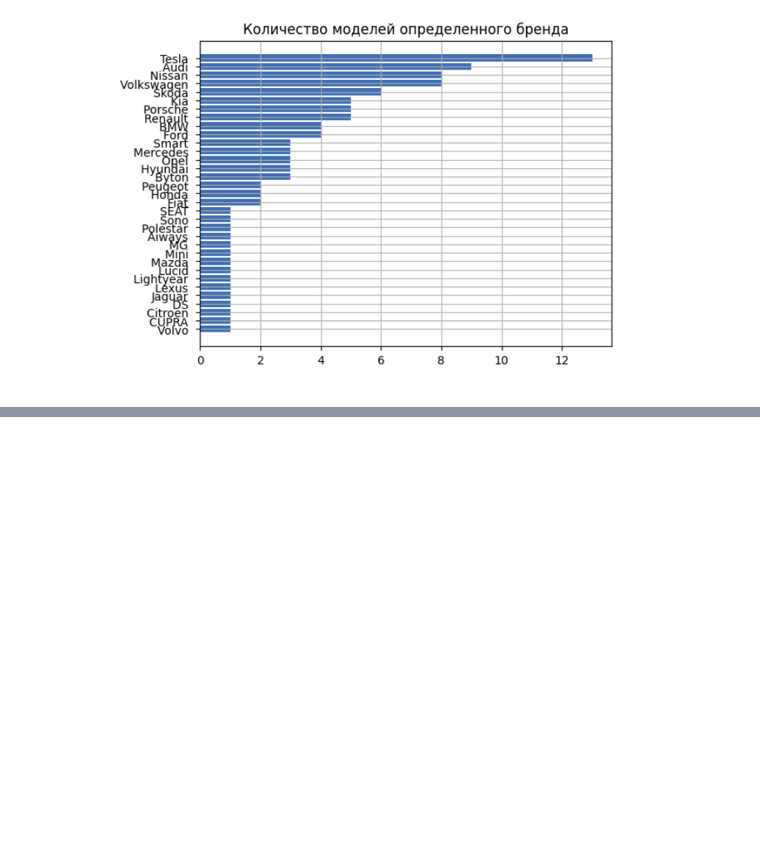
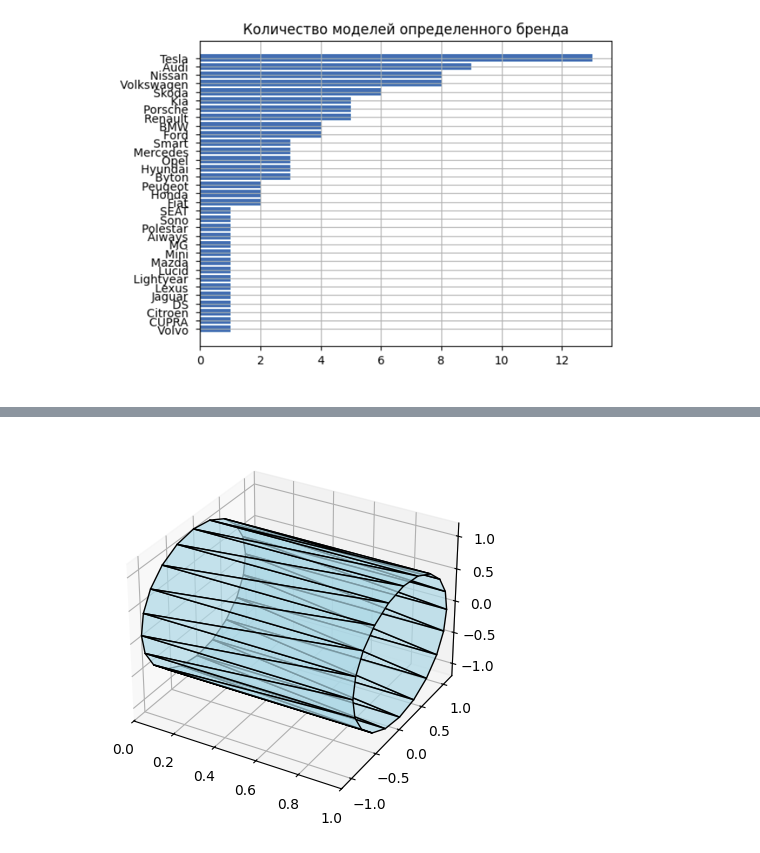
Before and after one commit to Jafarkor/ml_training, a Jupyter notebook: homeworks/hw_viz.ipynb, the cells around one changed output, grey strips where cells are left out. Cells and saved outputs as stored; diff of their text form; code cells hidden in the pictures; blank space fills up the shorter version.

```diff
--- a/homeworks/hw_viz.ipynb
+++ b/homeworks/hw_viz.ipynb
@@ -82,3 +121,55 @@ $1,cos(2*pi*(i)/N),sin(2*pi*(i)/N)$
 Как должно получиться:
 
 ![image.png](attachment:image.png)
+# %%
+import numpy as np
+import matplotlib.pyplot as plt
+from mpl_toolkits.mplot3d.art3d import Poly3DCollection
+
+N = 20  # угловых секторов
+
+# Вершины
+vertices = []
+for i in range(N):
+    angle = 2 * np.pi * i / N
+    vertices.append([0, np.cos(angle), np.sin(angle)])  # нижнее основание
+    vertices.append([1, np.cos(angle), np.sin(angle)])  # верхнее основание
+
+vertices = np.array(vertices)
+
+# Грани
+faces = []
+for i in range(0, 2*N, 2):
+    next_i = (i + 2) % (2*N)
+    faces.append([i, next_i, i+1])      # треугольник 1
+    faces.append([next_i, next_i+1, i+1])  # треугольник 2
+
+# Визуализация
+fig = plt.figure()
+ax = fig.add_subplot(111, projection='3d')
+
+poly3d = Poly3DCollection([vertices[face] for face in faces],
+                         alpha=0.7, facecolors='lightblue', edgecolors='black')
+ax.add_collection3d(poly3d)
+
+ax.set_xlim([0, 1])
+ax.set_ylim([-1.2, 1.2])
+ax.set_zlim([-1.2, 1.2])
+plt.show()
+
+# Сохранение STL
+with open("cylinder.stl", "w") as f:
+    f.write("solid cylinder\n")
+    for face in faces:
+        v1, v2, v3 = vertices[face]
+        normal = np.cross(v2-v1, v3-v1)
+        normal /= np.linalg.norm(normal)
+        f.write(f"facet normal {normal[0]:.6f} {normal[1]:.6f} {normal[2]:.6f}\n")
+        f.write("outer loop\n")
+        f.write(f"vertex {v1[0]:.6f} {v1[1]:.6f} {v1[2]:.6f}\n")
+        f.write(f"vertex {v2[0]:.6f} {v2[1]:.6f} {v2[2]:.6f}\n")
+        f.write(f"vertex {v3[0]:.6f} {v3[1]:.6f} {v3[2]:.6f}\n")
+        f.write("endloop\nendfacet\n")
+    f.write("endsolid cylinder\n")
+# %% [output]
+[figure, added]
```
Also changed, not shown: parts of 3 cells of this notebook, 4 other files.
